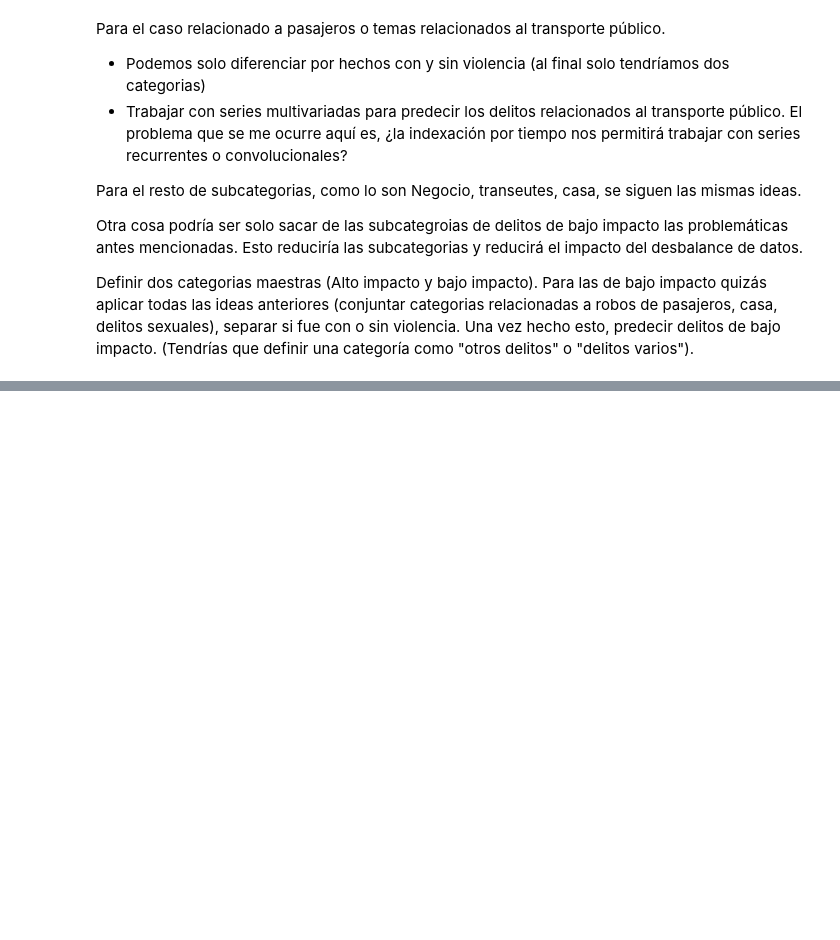
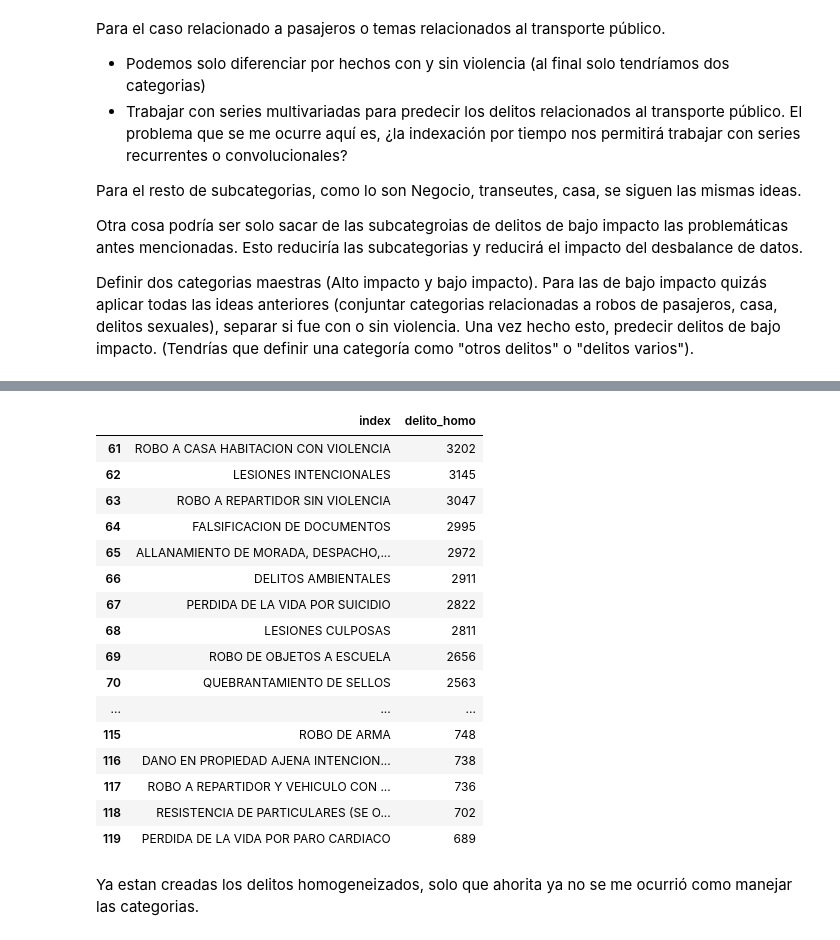
Before and after one commit to JoshiLeal/Metodos_de_DL_para_pronostico_de_series_de_tiempo_multivariadas, a Jupyter notebook: Notebooks/Homogeneizacion.ipynb, the cells around one changed output, grey strips where cells are left out. Saved outputs shown, nothing was run; the diff lists cells and outputs as text; code cells hidden in the pictures; blank space fills up the shorter version.

```diff
--- a/Notebooks/Homogeneizacion.ipynb
+++ b/Notebooks/Homogeneizacion.ipynb
@@ -169,0 +282,22 @@ Definir dos categorias maestras (Alto impacto y bajo impacto). Para las de bajo
+# %%
+FGJ_carpetas["delito_homo"].value_counts().reset_index()[61:120]
+# %% [output]
+|  | index | delito_homo |
+| 61 | ROBO A CASA HABITACION CON VIOLENCIA | 3202 |
+| 62 | LESIONES INTENCIONALES | 3145 |
+| 63 | ROBO A REPARTIDOR SIN VIOLENCIA | 3047 |
+| 64 | FALSIFICACION DE DOCUMENTOS | 2995 |
+| 65 | ALLANAMIENTO DE MORADA, DESPACHO,... | 2972 |
+| 66 | DELITOS AMBIENTALES | 2911 |
+| 67 | PERDIDA DE LA VIDA POR SUICIDIO | 2822 |
+| 68 | LESIONES CULPOSAS | 2811 |
+| 69 | ROBO DE OBJETOS A ESCUELA | 2656 |
+| 70 | QUEBRANTAMIENTO DE SELLOS | 2563 |
+| ... | ... | ... |
+| 115 | ROBO DE ARMA | 748 |
+| 116 | DANO EN PROPIEDAD AJENA INTENCION... | 738 |
+| 117 | ROBO A REPARTIDOR Y VEHICULO CON ... | 736 |
+| 118 | RESISTENCIA DE PARTICULARES (SE O... | 702 |
+| 119 | PERDIDA DE LA VIDA POR PARO CARDIACO | 689 |
+# %% [markdown]
+Ya estan creadas los delitos homogeneizados, solo que ahorita ya no se me ocurrió como manejar las categorias.
```
Also changed, not shown: parts of 15 cells of this notebook.
